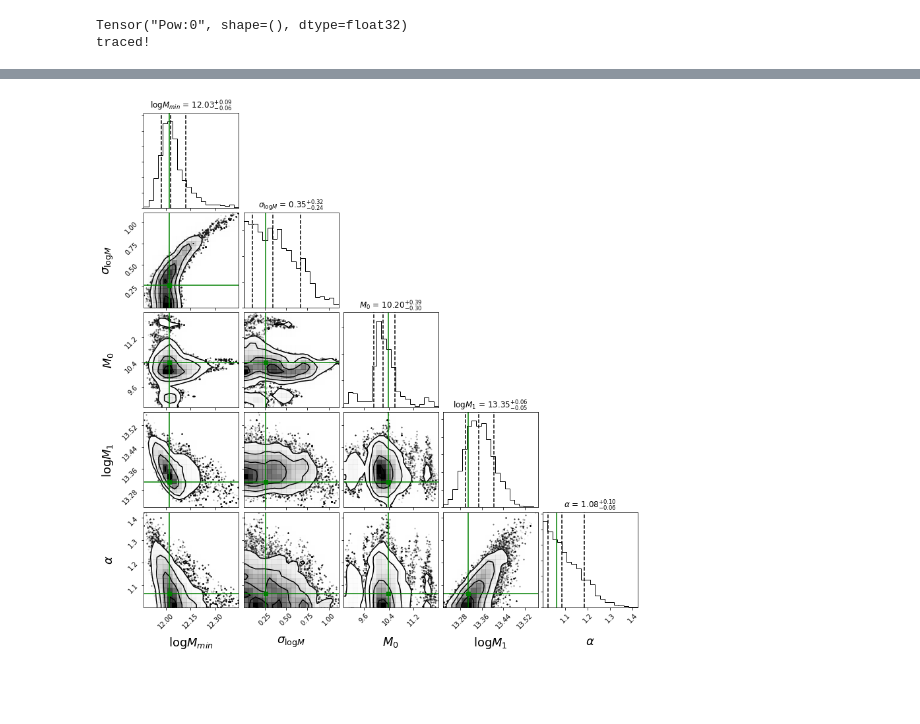
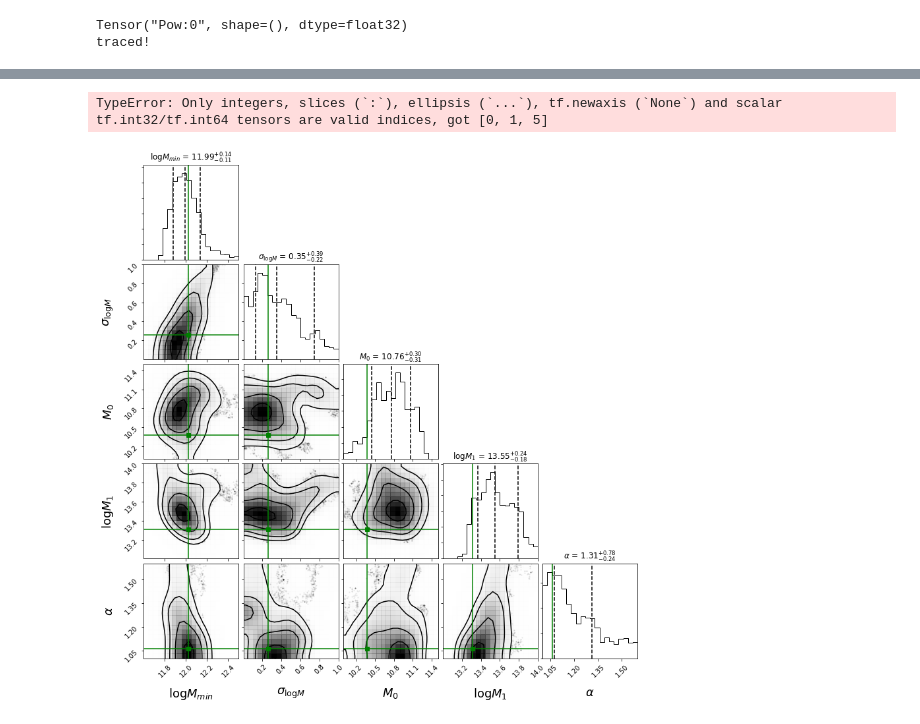
Before and after one commit to DifferentiableUniverseInitiative/DHOD, a Jupyter notebook: nb/batch_hod-hmc-overview.ipynb, the cells around one changed output, grey strips where cells are left out. Cells and saved outputs as stored; diff of their text form; code cells hidden in the pictures; blank space fills up the shorter version.

```diff
--- a/nb/batch_hod-hmc-overview.ipynb
+++ b/nb/batch_hod-hmc-overview.ipynb
@@ -502,7 +495,7 @@ traced!
 @tf.function
 def loss(X):
     pkr = tf.map_fn(batch_func,X)
-    return tf.reduce_sum(-1/10*((pkr - pkr2)/std_val)**2,axis=1)
+    return tf.reduce_sum(-1/46*((pkr - pkr2)/std_val)**2,axis=1)
    # return tf.reduce_sum(-1*(pkr - pkr2) @ (inv_covar) @ tf.transpose(pkr - pkr2),axis=1)
 # %%
 #checking loss function
@@ -520,22 +514,22 @@ import tensorflow.compat.v2 as tf
 import tensorflow_probability as tfp
 tf.enable_v2_behavior()
 
-num_burnin_steps = int(3e2) #oops....
-num_chains = 4
+num_burnin_steps = int(3e1) #oops....
+num_chains = 5
 
 
 adaptive_hmc = tfp.mcmc.SimpleStepSizeAdaptation(
     tfp.mcmc.HamiltonianMonteCarlo(
         target_log_prob_fn=loss,
         num_leapfrog_steps=3,
-        step_size=.10), #can play a lot with this number...
+        step_size=.03), #can play a lot with this number...
     num_adaptation_steps=int(num_burnin_steps * 0.8))
 # %%
 #start spread out around some point
-var = (np.random.random([num_chains, 5])-0.5)*np.array([0.1,0.02,0.05,0.1,0.01])*0.10
+var = (np.random.random([num_chains, 5])-0.5)*np.array([0.1,0.02,0.01,0.1,0.01])*0.010
 # %%
 
-num_results = 20000
+num_results = 100
 
 # Initial state of the chain
 init_state = tf.Variable(np.ones([num_chains, 5], dtype=dtype)*np.array([12.12, 0.36, 10.36, 13.21, 1.16],dtype=float32)+var,dtype=float32)
@@ -603,28 +593,33 @@ TensorShape([20000, 4, 5])
+# %%
+q[:,[0,1,5],:].shape
+# %% [output]
+TypeError: Only integers, slices (`:`), ellipsis (`...`), tf.newaxis (`None`) and scalar tf.int32/tf.int64 tensors are valid indices, got [0, 1, 5]
 # %%
 value1 = [12.02, 0.26, 10.38,13.31, 1.06]
 #range=[(11.5,12.4),(0.00,0.60),(13.1,14.1),(0.950,1.3)]
 levels = 1.0 - np.exp(-0.5 * np.arange(0.5, 2.1, 0.5) ** 2)
-figure = corner.corner(np.array(q[1000:20000]).reshape(-1,5),labels = [r"$\log M_{min}$", r"$\sigma_{\log M}$", r"$M_0$",r"$\log M_1$", r"$\alpha$"],label_kwargs={"fontsize":18} ,quantiles=[0.16, 0.5, 0.84],levels=levels,show_titles=True,smooth=0.75,plot_datapoints=True)
-
+figure = corner.corner(np.array(q)[:,:].reshape(-1,5),labels = [r"$\log M_{min}$", r"$\sigma_{\log M}$", r"$M_0$",r"$\log M_1$", r"$\alpha$"],label_kwargs={"fontsize":18} ,
+                       quantiles=[0.16, 0.5, 0.84],levels=levels,show_titles=True,
+                       smooth=2.0,plot_datapoints=True,range=[[11.6,12.5],[0.0,1.0],[10,11.5],[13,14],[1.0,1.6]])
 ndim = 5
 # Extract the axes
 axes = np.array(figure.axes).reshape((ndim, ndim))
 
 # Loop over the diagonal
 for i in range(ndim):
     ax = axes[i, i]
     ax.axvline(value1[i], color="g")
 
 # Loop over the histograms
 for yi in range(ndim):
     for xi in range(yi):
         ax = axes[yi, xi]
         ax.axvline(value1[xi], color="g")
         ax.axhline(value1[yi], color="g")
         ax.plot(value1[xi], value1[yi], "sg")
 plt.savefig("HMC_Output.pdf")
 # %% [output]
-[figure, old version]
+[figure, new version]
 # %%
 #np.save("HMC_output_020321",q[:])
 # %%
```
Also changed, not shown: parts of 24 cells of this notebook, 7 other files.
